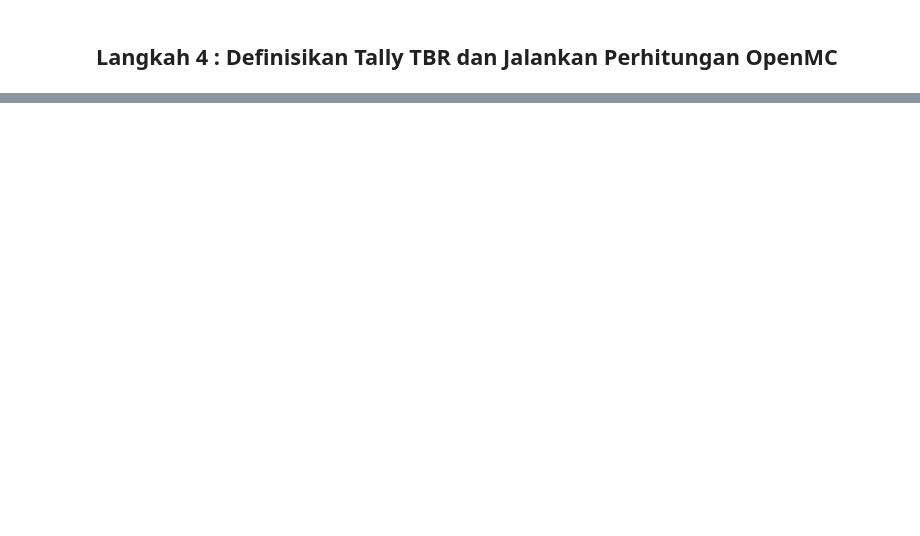
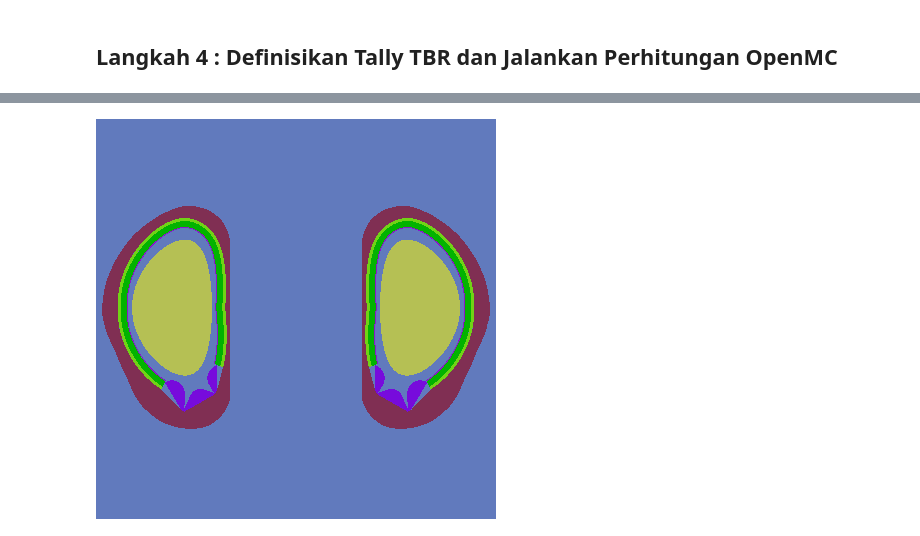
Before and after one commit to husni-zuhdi/husni-undergrad-thesis, a Jupyter notebook: jupyter-notebooks/1-calculate-tbr/1_Calculate_TBR.ipynb, the cells around one changed output, grey strips where cells are left out. Saved outputs shown, nothing was run; the diff lists cells and outputs as text; code cells hidden in the pictures; blank space fills up the shorter version.

```diff
--- a/jupyter-notebooks/1-calculate-tbr/1_Calculate_TBR.ipynb
+++ b/jupyter-notebooks/1-calculate-tbr/1_Calculate_TBR.ipynb
@@ -519,2 +538,14 @@ my_model.simulate()
+# %%
+%matplotlib inline
+from IPython.display import Image
+p = openmc.Plot()
+p.basis = 'xz'
+p.origin = (0.0, 0.0, 0.0)
+p.width = (2000.0, 2000.0)
+p.pixels = (400, 400)
+p.color_by = 'cell'
+openmc.plot_inline(p)
+# %% [output]
+[figure, added]
 # %%
 # open the results file
```
Also changed, not shown: parts of 18 cells of this notebook, 6 other files.
